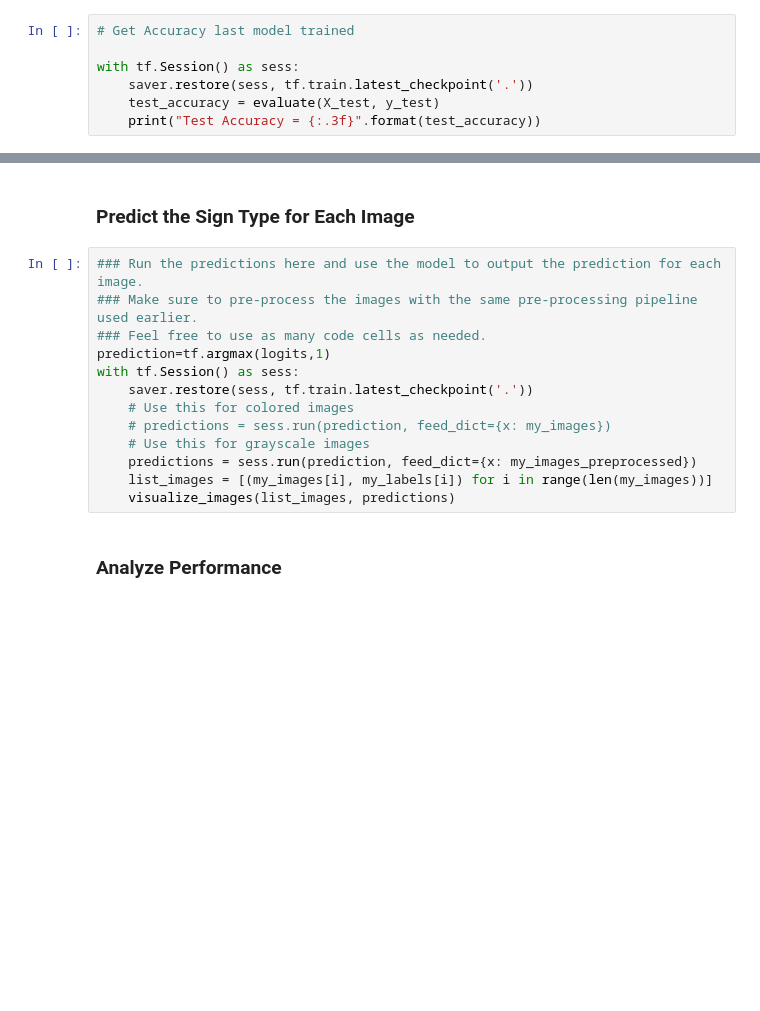
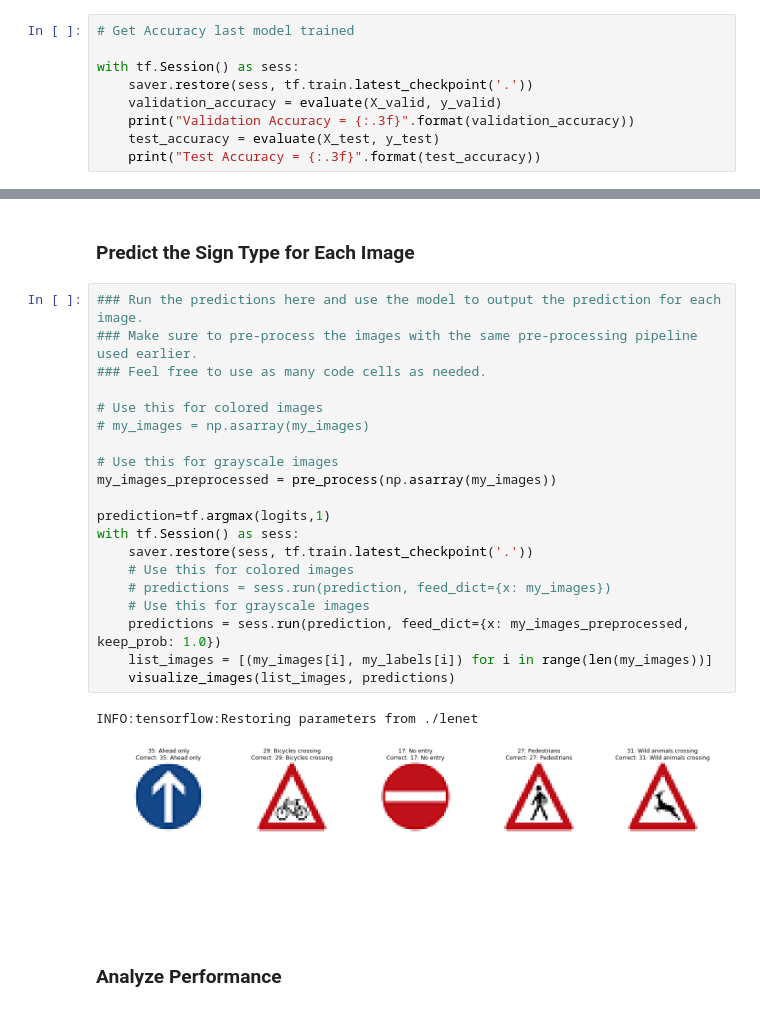
Before and after one commit to CollazzoD/-CarND-Traffic-Sign-Classifier-Project, a Jupyter notebook: Traffic_Sign_Classifier.ipynb, the cells around one changed output, grey strips where cells are left out. Saved outputs shown, nothing was run; the diff lists cells and outputs as text; blank space fills up the shorter version.

```diff
--- a/Traffic_Sign_Classifier.ipynb
+++ b/Traffic_Sign_Classifier.ipynb
@@ -482,6 +483,8 @@ Validation Accuracy = 0.959
 
 with tf.Session() as sess:
     saver.restore(sess, tf.train.latest_checkpoint('.'))
+    validation_accuracy = evaluate(X_valid, y_valid)
+    print("Validation Accuracy = {:.3f}".format(validation_accuracy))
     test_accuracy = evaluate(X_test, y_test)
     print("Test Accuracy = {:.3f}".format(test_accuracy))
 # %% [output]
@@ -536,16 +539,26 @@ my_images_preprocessed = pre_process(np.asarray(my_images))
 # %%
 ### Run the predictions here and use the model to output the prediction for each image.
 ### Make sure to pre-process the images with the same pre-processing pipeline used earlier.
 ### Feel free to use as many code cells as needed.
+
+# Use this for colored images
+# my_images = np.asarray(my_images)
+
+# Use this for grayscale images
+my_images_preprocessed = pre_process(np.asarray(my_images))
+
 prediction=tf.argmax(logits,1)
 with tf.Session() as sess:
     saver.restore(sess, tf.train.latest_checkpoint('.'))
     # Use this for colored images
     # predictions = sess.run(prediction, feed_dict={x: my_images})
     # Use this for grayscale images
-    predictions = sess.run(prediction, feed_dict={x: my_images_preprocessed})
+    predictions = sess.run(prediction, feed_dict={x: my_images_preprocessed, keep_prob: 1.0})
     list_images = [(my_images[i], my_labels[i]) for i in range(len(my_images))]
     visualize_images(list_images, predictions)
+# %% [output]
+INFO:tensorflow:Restoring parameters from ./lenet
+[figure, added]
 # %% [markdown]
 ### Analyze Performance
 # %%
```
Also changed, not shown: parts of 9 cells of this notebook, 1 other file.
